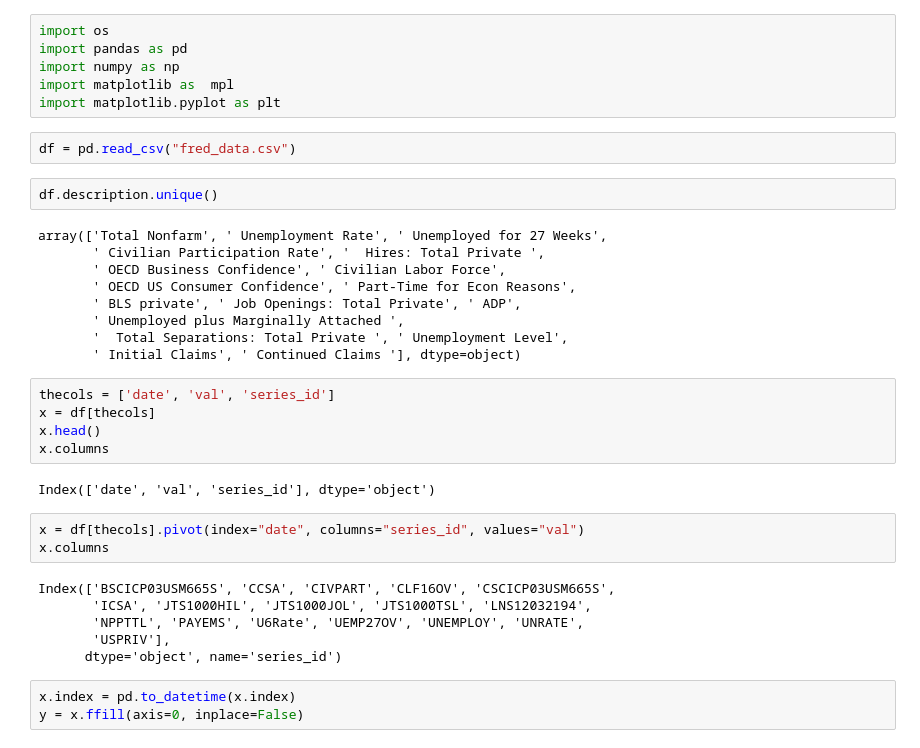
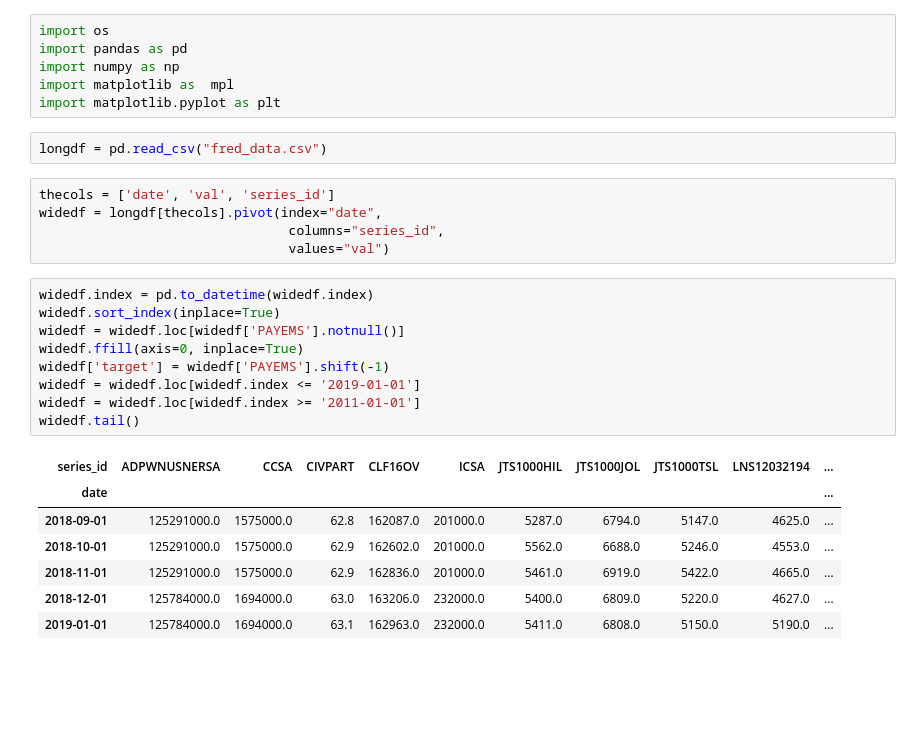
Before and after one commit to jhmuller/payems2, a Jupyter notebook: fred.ipynb, the cells around one changed output. Cells and saved outputs as stored; diff of their text form; blank space fills up the shorter version.

```diff
--- a/fred.ipynb
+++ b/fred.ipynb
@@ -5,34 +5,26 @@ import numpy as np
 import matplotlib as  mpl
 import matplotlib.pyplot as plt
 # %%
-df = pd.read_csv("fred_data.csv")
+longdf = pd.read_csv("fred_data.csv")
-# %%
-df.description.unique()
-# %% [output]
-array(['Total Nonfarm', ' Unemployment Rate', ' Unemployed for 27 Weeks',
-       ' Civilian Participation Rate', '  Hires: Total Private ',
-       ' OECD Business Confidence', ' Civilian Labor Force',
-       ' OECD US Consumer Confidence', ' Part-Time for Econ Reasons',
-       ' BLS private', ' Job Openings: Total Private', ' ADP',
-       ' Unemployed plus Marginally Attached ',
-       '  Total Separations: Total Private ', ' Unemployment Level',
-       ' Initial Claims', ' Continued Claims '], dtype=object)
-# %%
-thecols = ['date', 'val', 'series_id']
-x = df[thecols]
-x.head()
-x.columns
-# %% [output]
-Index(['date', 'val', 'series_id'], dtype='object')
 # %%
-x = df[thecols].pivot(index="date", columns="series_id", values="val")
-x.columns
+thecols = ['date', 'val', 'series_id']
+widedf = longdf[thecols].pivot(index="date",
+                                columns="series_id",
+                                values="val")
-# %% [output]
-Index(['BSCICP03USM665S', 'CCSA', 'CIVPART', 'CLF16OV', 'CSCICP03USM665S',
-       'ICSA', 'JTS1000HIL', 'JTS1000JOL', 'JTS1000TSL', 'LNS12032194',
-       'NPPTTL', 'PAYEMS', 'U6Rate', 'UEMP27OV', 'UNEMPLOY', 'UNRATE',
-       'USPRIV'],
-      dtype='object', name='series_id')
 # %%
-x.index = pd.to_datetime(x.index)
-y = x.ffill(axis=0, inplace=False)
+widedf.index = pd.to_datetime(widedf.index)
+widedf.sort_index(inplace=True)
+widedf = widedf.loc[widedf['PAYEMS'].notnull()]
+widedf.ffill(axis=0, inplace=True)
+widedf['target'] = widedf['PAYEMS'].shift(-1)
+widedf = widedf.loc[widedf.index <= '2019-01-01']
+widedf = widedf.loc[widedf.index >= '2011-01-01']
+widedf.tail()
+# %% [output]
+| series_id | ADPWNUSNERSA | CCSA | CIVPART | CLF16OV | ICSA | JTS1000HIL | JTS1000JOL | JTS1000TSL | LNS12032194 | ... |
+| date |  |  |  |  |  |  |  |  |  | ... |
+| 2018-09-01 | 125291000.0 | 1575000.0 | 62.8 | 162087.0 | 201000.0 | 5287.0 | 6794.0 | 5147.0 | 4625.0 | ... |
+| 2018-10-01 | 125291000.0 | 1575000.0 | 62.9 | 162602.0 | 201000.0 | 5562.0 | 6688.0 | 5246.0 | 4553.0 | ... |
+| 2018-11-01 | 125291000.0 | 1575000.0 | 62.9 | 162836.0 | 201000.0 | 5461.0 | 6919.0 | 5422.0 | 4665.0 | ... |
+| 2018-12-01 | 125784000.0 | 1694000.0 | 63.0 | 163206.0 | 232000.0 | 5400.0 | 6809.0 | 5220.0 | 4627.0 | ... |
+| 2019-01-01 | 125784000.0 | 1694000.0 | 63.1 | 162963.0 | 232000.0 | 5411.0 | 6808.0 | 5150.0 | 5190.0 | ... |
```
Also changed, not shown: parts of 11 cells of this notebook, 3 other files.
